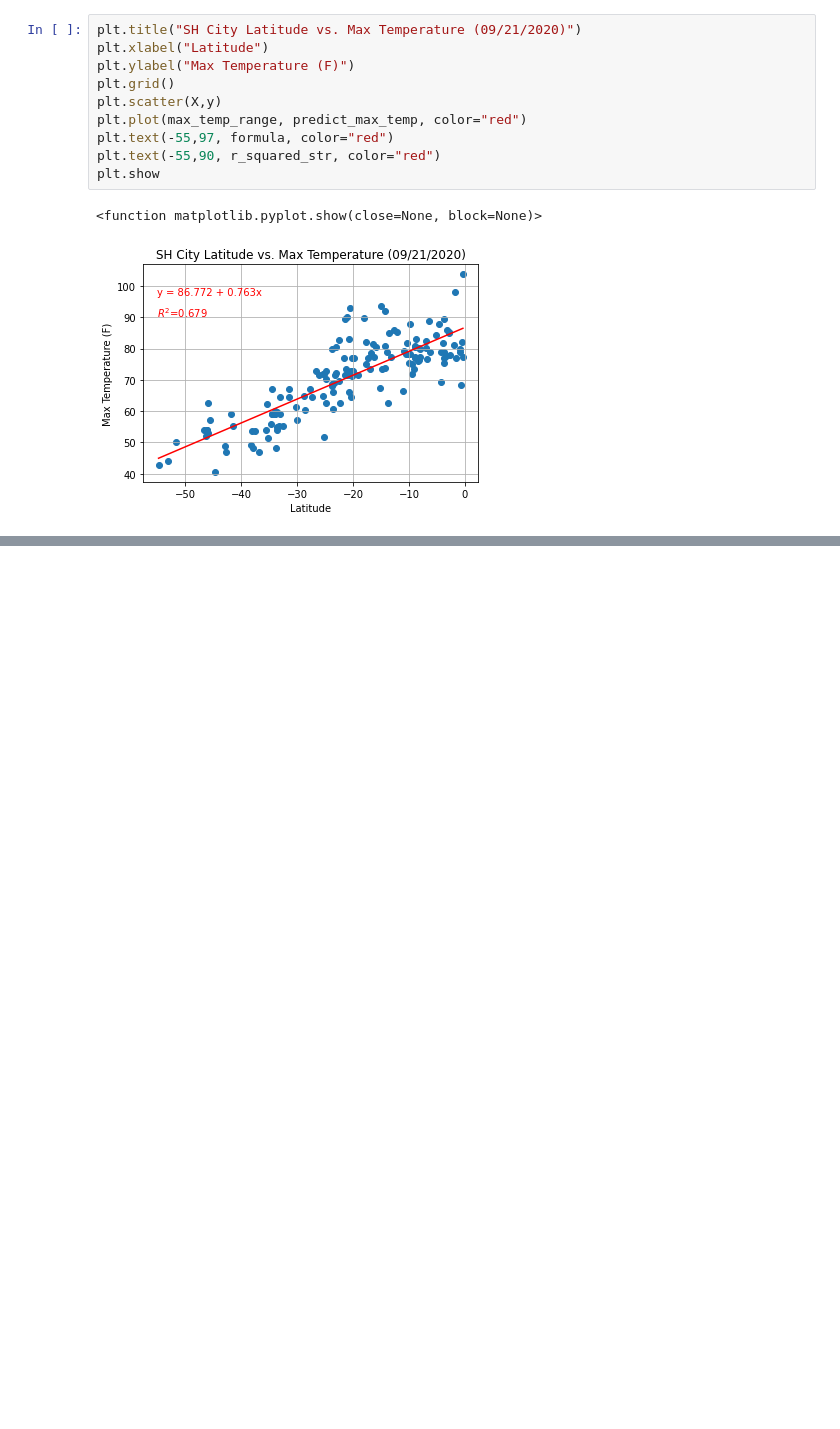
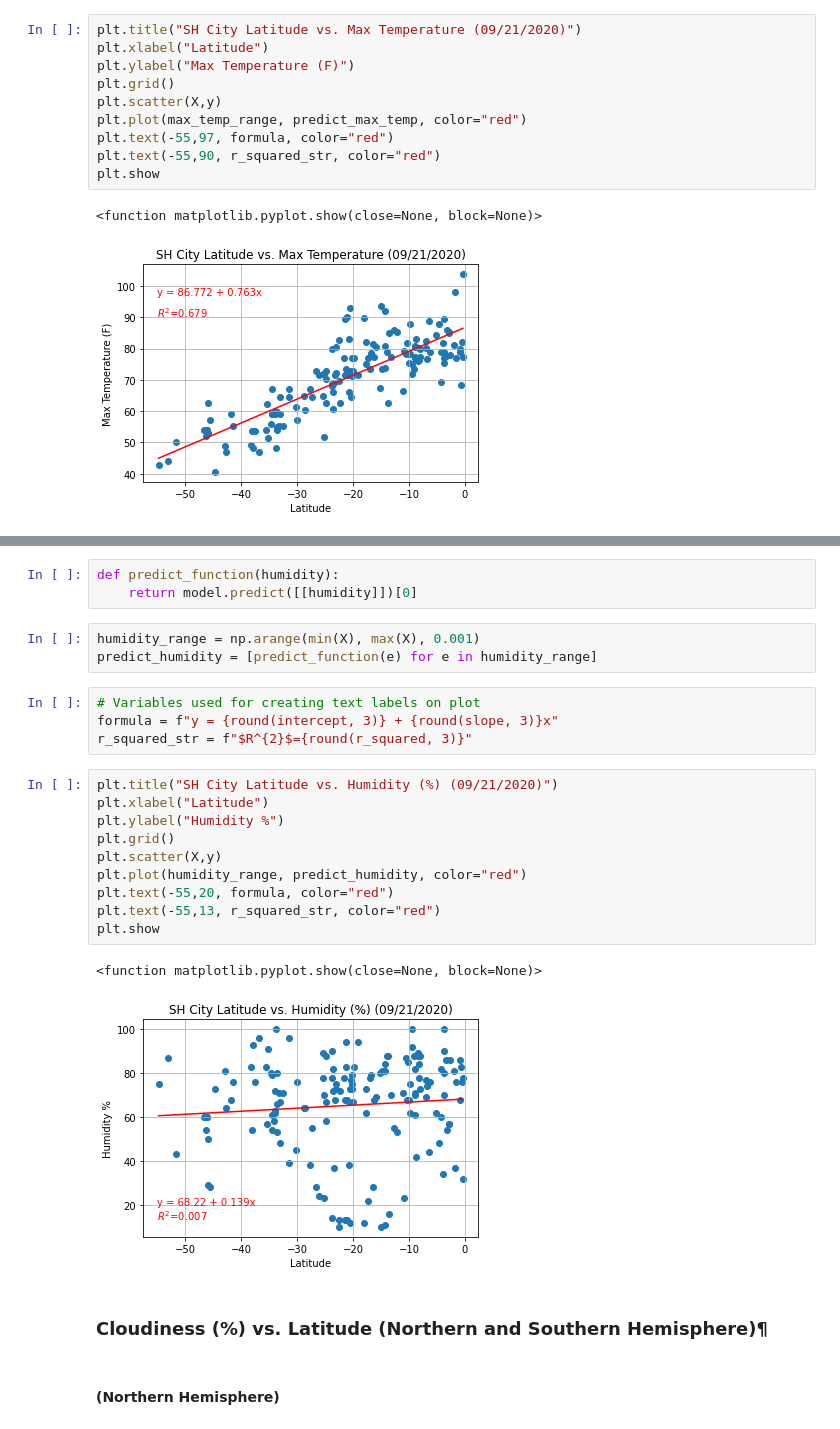
Before and after one commit to Slyssy/python-api-challenge, a Jupyter notebook: WeatherPy/WeatherPy.ipynb, the cells around one changed output, grey strips where cells are left out. Cells and saved outputs as stored; diff of their text form; blank space fills up the shorter version.

```diff
--- a/WeatherPy/WeatherPy.ipynb
+++ b/WeatherPy/WeatherPy.ipynb
@@ -316,0 +398,27 @@ plt.show
+# %%
+def predict_function(humidity):
+    return model.predict([[humidity]])[0]
+# %%
+humidity_range = np.arange(min(X), max(X), 0.001)
+predict_humidity = [predict_function(e) for e in humidity_range]
+# %%
+# Variables used for creating text labels on plot
+formula = f"y = {round(intercept, 3)} + {round(slope, 3)}x"
+r_squared_str = f"$R^{2}$={round(r_squared, 3)}"
+# %%
+plt.title("SH City Latitude vs. Humidity (%) (09/21/2020)")
+plt.xlabel("Latitude")
+plt.ylabel("Humidity %")
+plt.grid()
+plt.scatter(X,y)
+plt.plot(humidity_range, predict_humidity, color="red")
+plt.text(-55,20, formula, color="red")
+plt.text(-55,13, r_squared_str, color="red")
+plt.show
+# %% [output]
+<function matplotlib.pyplot.show(close=None, block=None)>
+[figure, added]
+# %% [markdown]
+### Cloudiness (%) vs. Latitude (Northern and Southern Hemisphere)¶
+# %% [markdown]
+#### (Northern Hemisphere)
```
Also changed, not shown: parts of 39 cells of this notebook.
